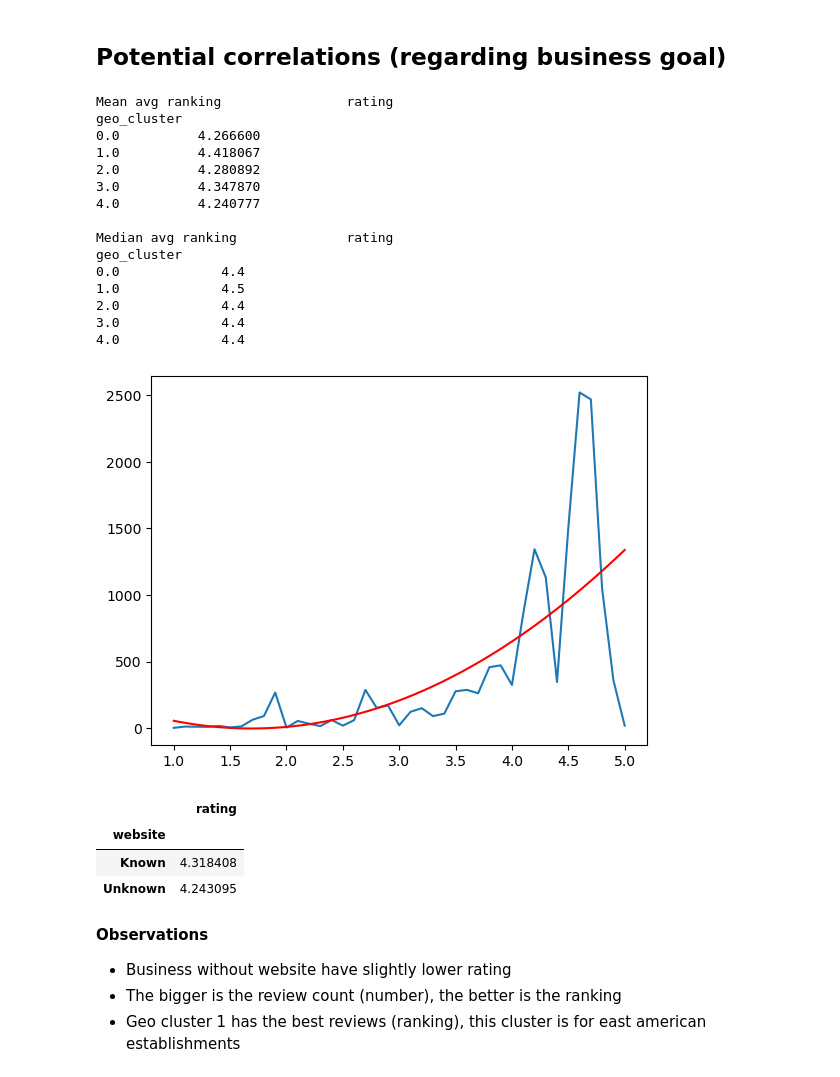
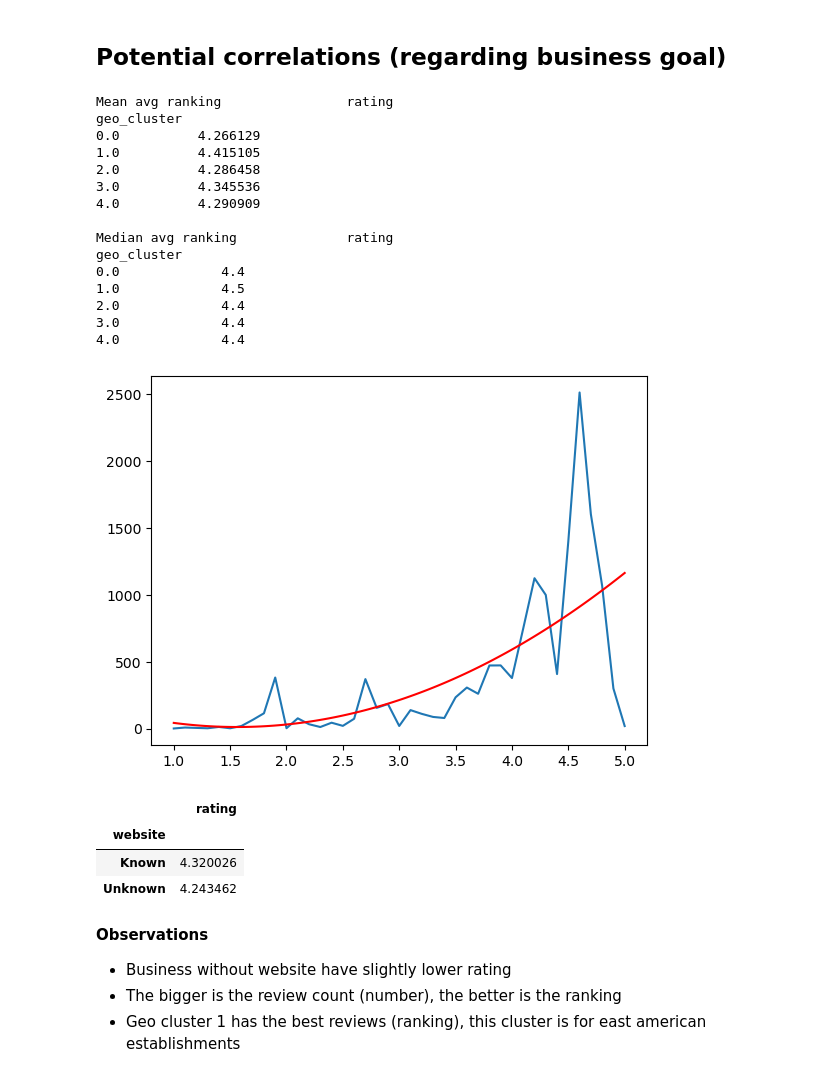
Before and after one commit to katarzynarogalska/LocationIntelligence-clustering, a Jupyter notebook: Location_Clustering_EDA.ipynb, the cells around one changed output. Cells and saved outputs as stored; diff of their text form; code cells hidden in the pictures.

Commit message:
Changed_to_trainDF

```diff
--- a/Location_Clustering_EDA.ipynb
+++ b/Location_Clustering_EDA.ipynb
@@ -6,7 +6,7 @@ from sklearn.model_selection import train_test_split
 import matplotlib.pyplot as plt
 import cartopy.crs as ccrs
 # %%
-df = pd.read_csv('google_places_data.csv')
+df = pd.read_csv('dataframes/google_places_data.csv')
 # %%
 train_df, test1_df = train_test_split(df, test_size=0.3, random_state=42)
 
@@ -314,7 +320,7 @@ There are very few companies in Australia, they are in the same cluster as east
 # %% [markdown]
 ## Potential correlations (regarding business goal)
 # %%
-df11 = df[['rating','geo_cluster']]
+df11 = train_df[['rating','geo_cluster']]
 average_values_mean = df11.groupby('geo_cluster').mean()
 average_values_median = df11.groupby('geo_cluster').median()
 
@@ -323,11 +329,11 @@ print("Median avg ranking", average_values_median)
 # %% [output]
 Mean avg ranking                rating
 geo_cluster
-0.0          4.266600
-1.0          4.418067
-2.0          4.280892
-3.0          4.347870
-4.0          4.240777
+0.0          4.266129
+1.0          4.415105
+2.0          4.286458
+3.0          4.345536
+4.0          4.290909
 
 Median avg ranking              rating
 geo_cluster
@@ -337,22 +343,22 @@ geo_cluster
 3.0             4.4
 4.0             4.4
 # %%
-df11 = df[['rating','review_count']]
+df11 = train_df[['rating','review_count']]
 average_values_mean = df11.groupby('rating').mean()
 
 z = np.polyfit(x=average_values_mean.index, y=average_values_mean['review_count'], deg=2)
 p = np.poly1d(z)
 
 x_trendline = np.linspace(average_values_mean.index.min(), average_values_mean.index.max(), 100)
 y_trendline = p(x_trendline)
 
 plt.plot(average_values_mean,label='Rating vs Review count')
 plt.plot(x_trendline, y_trendline, color='red', label='Trendline')
 plt.show()
 # %% [output]
-[figure, old version]
+[figure, new version]
 # %%
-df44 = df[['rating','website']]
+df44 = train_df[['rating','website']]
 df44.loc[df44['website'] != 'Unknown', 'website'] = 'Known'
 
 average_values_mean = df44.groupby('website').mean()
@@ -360,8 +366,8 @@ average_values_mean
 # %% [output]
 |  | rating |
 | website |  |
-| Known | 4.318408 |
-| Unknown | 4.243095 |
+| Known | 4.320026 |
+| Unknown | 4.243462 |
 # %% [markdown]
 **Observations**
 
```
Also changed, not shown: parts of 26 cells of this notebook.
